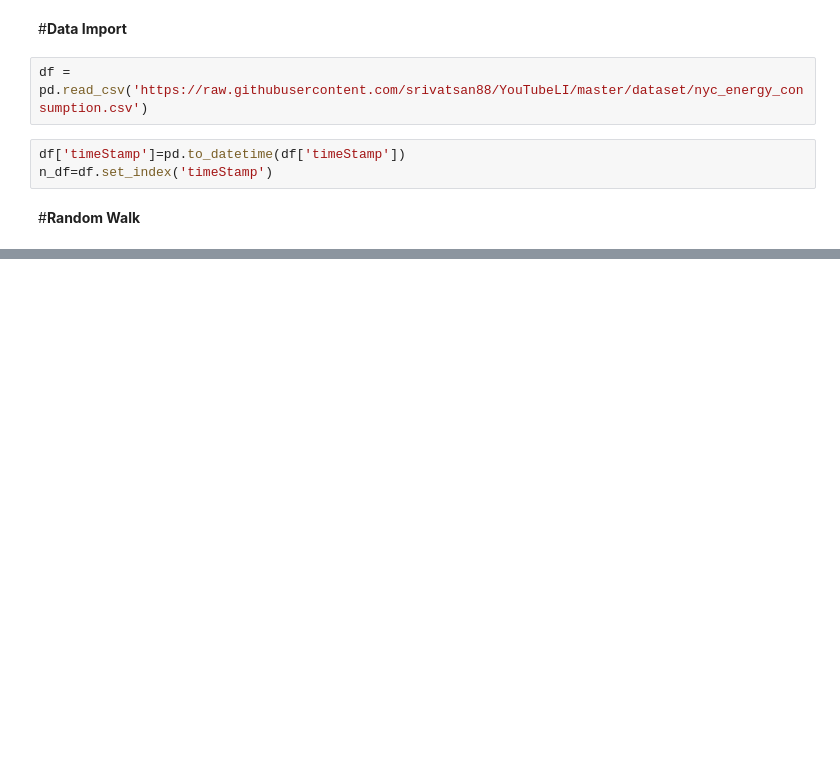
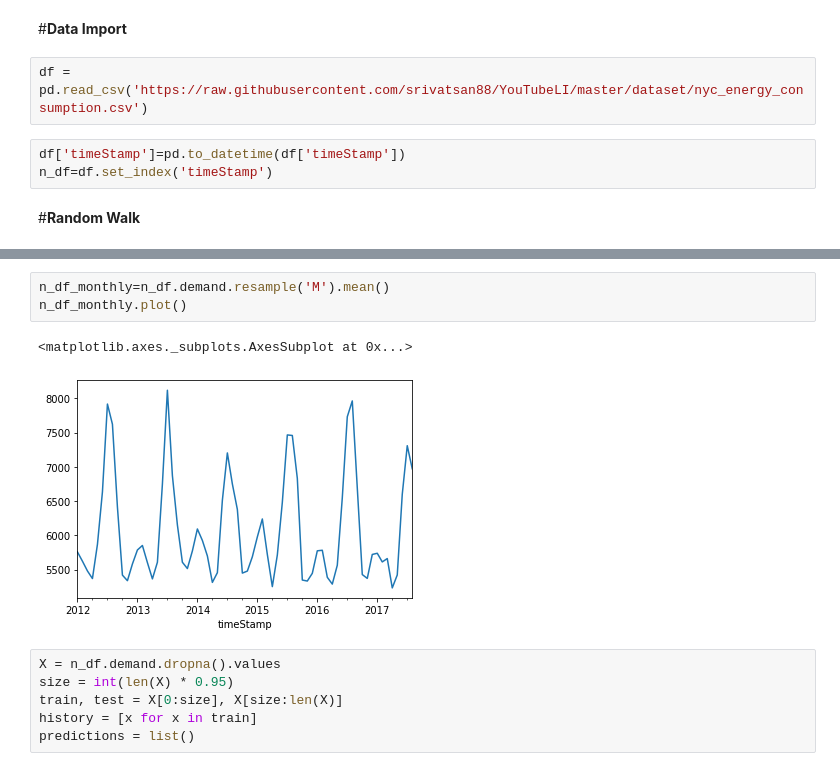
Before and after one commit to achaudhury7378/TimeSeiresApplications, a Jupyter notebook: Time_Seiers_models.ipynb, the cells around one changed output, grey strips where cells are left out. Saved outputs shown, nothing was run; the diff lists cells and outputs as text; blank space fills up the shorter version.

```diff
--- a/Time_Seiers_models.ipynb
+++ b/Time_Seiers_models.ipynb
@@ -27,0 +33,12 @@ pyplot.show()
+# %%
+n_df_monthly=n_df.demand.resample('M').mean()
+n_df_monthly.plot()
+# %% [output]
+<matplotlib.axes._subplots.AxesSubplot at 0x...>
+[figure, added]
+# %%
+X = n_df.demand.dropna().values
+size = int(len(X) * 0.95)
+train, test = X[0:size], X[size:len(X)]
+history = [x for x in train]
+predictions = list()
```
Also changed, not shown: parts of 8 cells of this notebook.
